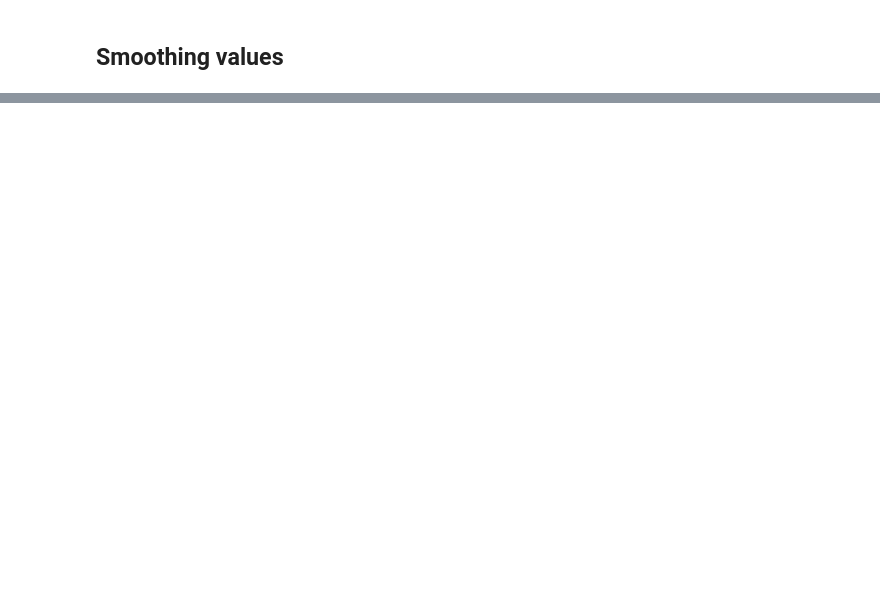
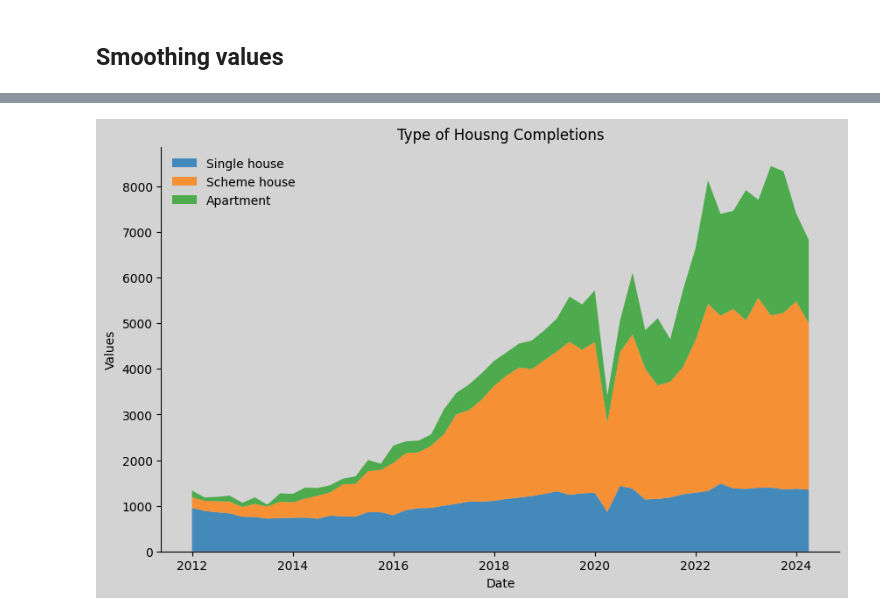
Before and after one commit to conor2405/Data-Analysis, a Jupyter notebook: Housing/housing vs wages.ipynb, the cells around one changed output, grey strips where cells are left out. Saved outputs shown, nothing was run; the diff lists cells and outputs as text; code cells hidden in the pictures; blank space fills up the shorter version.

```diff
--- a/Housing/housing vs wages.ipynb
+++ b/Housing/housing vs wages.ipynb
@@ -190,6 +240,34 @@ ax.plot(sales_q['Month'], sales_q['Smoothed'], label='Mean Sale Price')
 ax.plot( wage['Quarter'], wage['Smoothed']*52*2*4,label = '4x wages, dual mean earnings')
 ax.plot(wage['Quarter'], wage['Smoothed']*52*4, label='4x wages, single earner')
 plt.show()
+# %%
+
+
+# Create a stacked area chart
+fig, ax = plt.subplots(figsize=(10, 6))
+
+ax.stackplot(completions.index, completions['Single house'],
+             completions['Scheme house'], completions['Apartment'] , labels=completions.columns[2:], alpha=0.8)
+
+# Add labels and title
+ax.set_xlabel('Date')
+ax.set_ylabel('Values')
+ax.set_title('Type of Housng Completions')
+
+ax.legend(loc='upper left')
+ax.legend(frameon=False)
+
+
+fig.set_facecolor('lightgrey')
+ax.set_facecolor('lightgrey')
+ax.grid(False)
+
+ax.spines[['top','right']].set_visible(False)
+
+# Show the plot
+plt.show()
+# %% [output]
+[figure, added]
 # %%
 rent
 # %%
```
Also changed, not shown: parts of 13 cells of this notebook.
